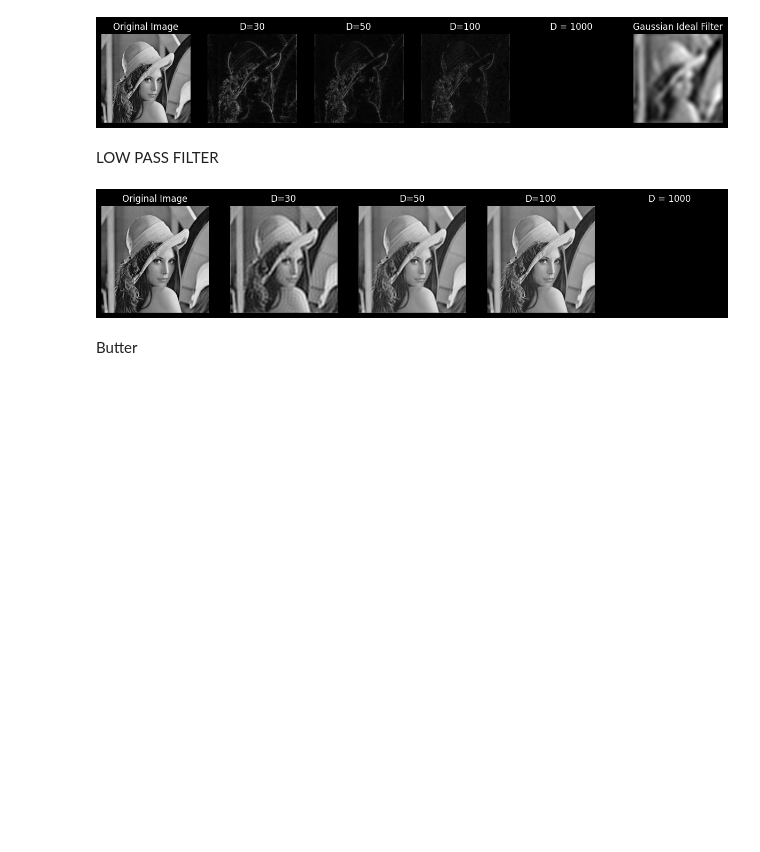
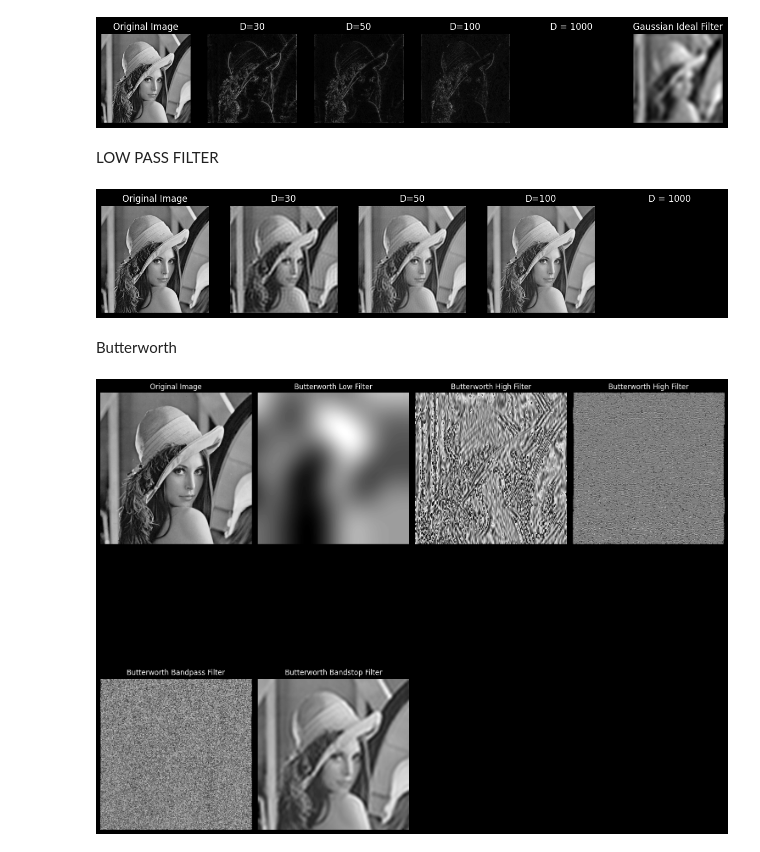
Before and after one commit to alfredwisana/computer-vision, a Jupyter notebook: Alfred/week 4 (fourier)/alfredwisana_c14210177.ipynb, the cells around one changed output. Saved outputs shown, nothing was run; the diff lists cells and outputs as text; code cells hidden in the pictures; blank space fills up the shorter version.

Commit message:
computer vision

```diff
--- a/Alfred/week 4 (fourier)/alfredwisana_c14210177.ipynb
+++ b/Alfred/week 4 (fourier)/alfredwisana_c14210177.ipynb
@@ -6,8 +8,7 @@ import requests
 # %%
-# url = 'https://github.com/alfredwisana/computer-vision/raw/main/Alfred/week%204%20(frequence)/cv2.png'
+url = 'https://github.com/alfredwisana/computer-vision/blob/main/Alfred/week%204%20(fourier)/cv2.png'
 # %%
-# response = requests.get(url)
-# image_bytes = np.frombuffer(response.content, np.uint8)
+response = requests.get(url)
+image_bytes = np.frombuffer(response.content, dtype=np.uint8)
 # %%
-# image = cv.imdecode(image_bytes, cv.IMREAD_GRAYSCALE)
-image=cv.imread('cv2.png',cv.IMREAD_GRAYSCALE)
+image = cv.imdecode(image_bytes, cv.IMREAD_GRAYSCALE)
@@ -206,5 +210,5 @@ plt.axis('off')
 plt.show()
 # %% [output]
 [figure]
-# %% [markdown]
-Butter
+# %% [markdown]
+Butterworth
@@ -210,0 +233,43 @@ Butter
+# %%
+filtered_image1=butterworth_filter(image,0.01)
+filtered_image2=butterworth_filter(image,0.1, btype='high')
+filtered_image3=butterworth_filter(image,0.9, btype='high')
+filtered_image4=butterworth_filter(image,[0.5,0.9], btype='bandpass')
+filtered_image5=butterworth_filter(image,[0.1,0.5], btype='bandstop')
+# %%
+plt.figure(figsize=(15, 15))
+
+plt.subplot(2, 4, 1)
+plt.imshow(image, cmap='gray')
+plt.title('Original Image')
+plt.axis('off')
+
+plt.subplot(2, 4, 2)
+plt.imshow(filtered_image1, cmap='gray')
+plt.title('Butterworth Low Filter')
+plt.axis('off')
+
+plt.subplot(2, 4, 3)
+plt.imshow(filtered_image2, cmap='gray')
+plt.title('Butterworth High Filter')
+plt.axis('off')
+
+plt.subplot(2, 4, 4)
+plt.imshow(filtered_image3, cmap='gray')
+plt.title('Butterworth High Filter')
+plt.axis('off')
+
+plt.subplot(2, 4, 5)
+plt.imshow(filtered_image4, cmap='gray')
+plt.title('Butterworth Bandpass Filter')
+plt.axis('off')
+
+plt.subplot(2, 4, 6)
+plt.imshow(filtered_image5, cmap='gray')
+plt.title('Butterworth Bandstop Filter')
+plt.axis('off')
+
+plt.tight_layout()
+plt.show()
+# %% [output]
+[figure, added]
```
Also changed, not shown: parts of 5 cells of this notebook, 1 other file.
